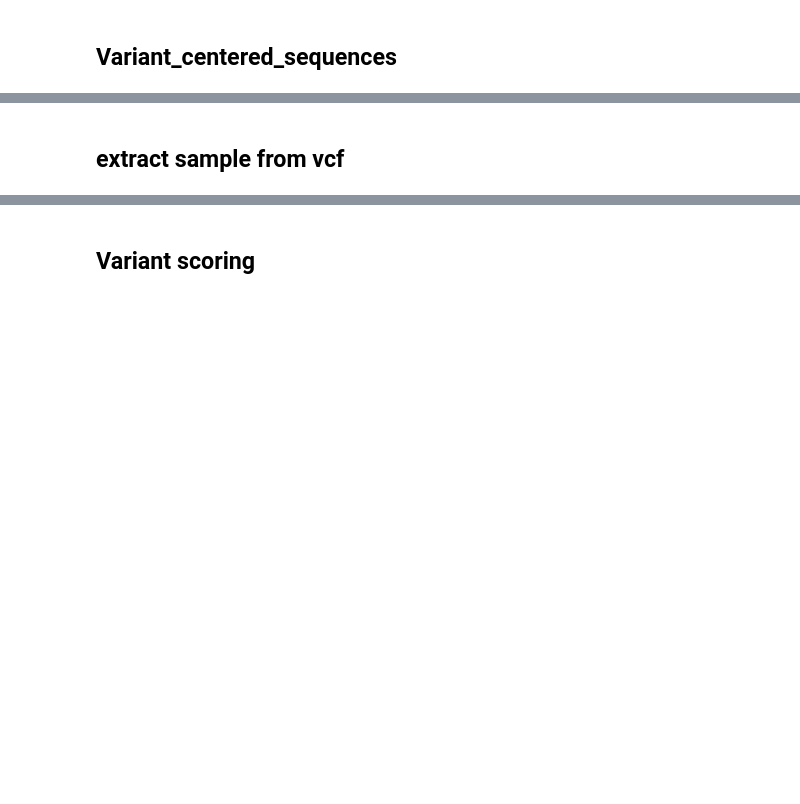
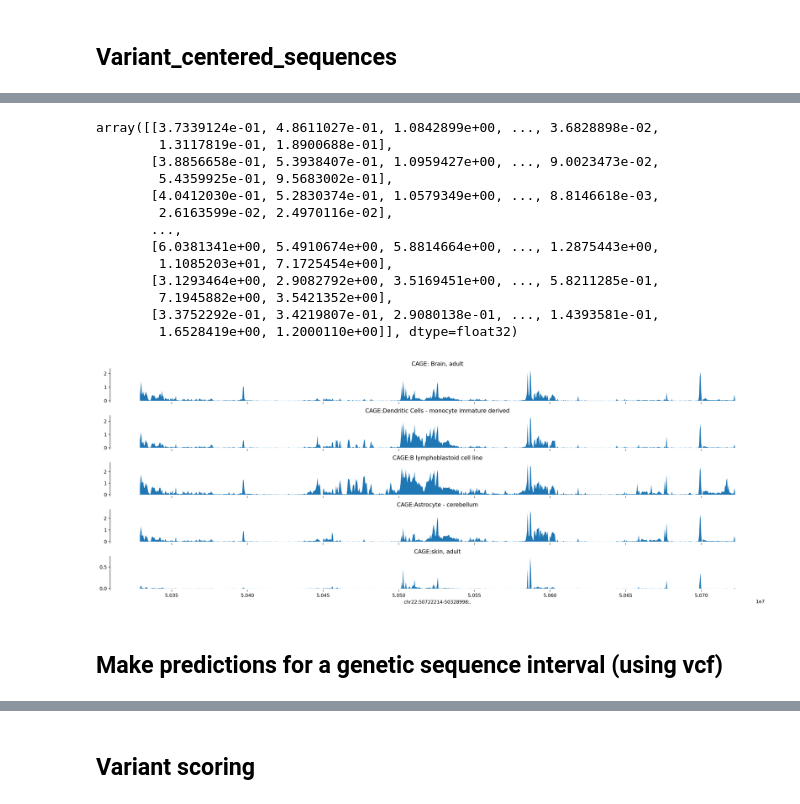
Before and after one commit to teresa-sansan/ADSP_polyfun, a Jupyter notebook: enformer/enformer_chr22.ipynb, the cells around one changed output, grey strips where cells are left out. Saved outputs shown, nothing was run; the diff lists cells and outputs as text; code cells hidden in the pictures; blank space fills up the shorter version.

Commit message:
enformer

```diff
--- a/enformer/enformer_chr22.ipynb
+++ b/enformer/enformer_chr22.ipynb
@@ -209,7 +197,0 @@ To enable them in other operations, rebuild TensorFlow with the appropriate comp
-# %%
-## fasta_extractor predictions for an genomic example interval
-## use BIN1 as example
-## BIN1 chr2:127,048,027-127,107,288
-target_interval = kipoiseq.Interval('chr2', 127_048_027, 127_107_288)  # @param
-sequence_one_hot = one_hot_encode(fasta_extractor.extract(target_interval.resize(SEQUENCE_LENGTH)))
-predictions = model.predict_on_batch(sequence_one_hot[np.newaxis])['human'][0]
@@ -242,2 +198,54 @@ def prediction (chr_num, start, end):
-# %% [markdown]
-## extract sample from vcf
+# %%
+model = Enformer(model_path)
+fasta_extractor = FastaStringExtractor("/gpfs/commons/home/tlin/data/enformer/hg38.fa")
+fasta_file = "/gpfs/commons/home/tlin/data/enformer/hg38.fa"
+
+
+## fasta_extractor predictions for an genomic example interval
+## TRY SCO2 as example (# CHR22)
+
+# target_interval = kipoiseq.Interval('chr22', 50525606+buffer, 50525606 - buffer)  # @param
+# sequence_one_hot = one_hot_encode(fasta_extractor.extract(target_interval.resize(SEQUENCE_LENGTH)))
+# predictions = model.predict_on_batch(sequence_one_hot[np.newaxis])['human'][0]
+
+
+## make this a function
+## start and end here means the range you want to see in the plot
+def prediction_from_fa (chr_num, tss, plot=True):
+    chr_num, tss = str(chr_num), str(tss)
+    if("," in tss):
+        tss = tss.replace(",","_")
+    SEQUENCE_LENGTH = 393216
+    BUFFER=196608
+    target_interval = kipoiseq.Interval(chr_num, int(tss)+buffer, int(tss)-buffer)
+    sequence_one_hot = one_hot_encode(fasta_extractor.extract(target_interval.resize(SEQUENCE_LENGTH)))
+    predictions = model.predict_on_batch(sequence_one_hot[np.newaxis])['human'][0]
+
+    tracks = {'CAGE: Brain, adult':  np.log10(1 + predictions[:, 4680]),
+          'CAGE:Dendritic Cells - monocyte immature derived': np.log10(1 + predictions[:, 4761]),
+          'CAGE:B lymphoblastoid cell line': np.log10(1 + predictions[:, 5110]),
+          'CAGE:Astrocyte - cerebellum': np.log10(1 + predictions[:, 4873]),
+          'CAGE:skin, adult': np.log10(1 + predictions[:, 4970])}
+
+    if plot:
+        plot_tracks(tracks, target_interval)
+    return(predictions)
+# %%
+prediction_from_fa('chr22', 50525606)
+# %% [output]
+array([[3.7339124e-01, 4.8611027e-01, 1.0842899e+00, ..., 3.6828898e-02,
+        1.3117819e-01, 1.8900688e-01],
+       [3.8856658e-01, 5.3938407e-01, 1.0959427e+00, ..., 9.0023473e-02,
+        5.4359925e-01, 9.5683002e-01],
+       [4.0412030e-01, 5.2830374e-01, 1.0579349e+00, ..., 8.8146618e-03,
+        2.6163599e-02, 2.4970116e-02],
+       ...,
+       [6.0381341e+00, 5.4910674e+00, 5.8814664e+00, ..., 1.2875443e+00,
+        1.1085203e+01, 7.1725454e+00],
+       [3.1293464e+00, 2.9082792e+00, 3.5169451e+00, ..., 5.8211285e-01,
+        7.1945882e+00, 3.5421352e+00],
+       [3.3752292e-01, 3.4219807e-01, 2.9080138e-01, ..., 1.4393581e-01,
+        1.6528419e+00, 1.2000110e+00]], dtype=float32)
+[figure, added]
+# %% [markdown]
+## Make predictions for a genetic sequence interval (using vcf)
```
Also changed, not shown: parts of 12 cells of this notebook.
